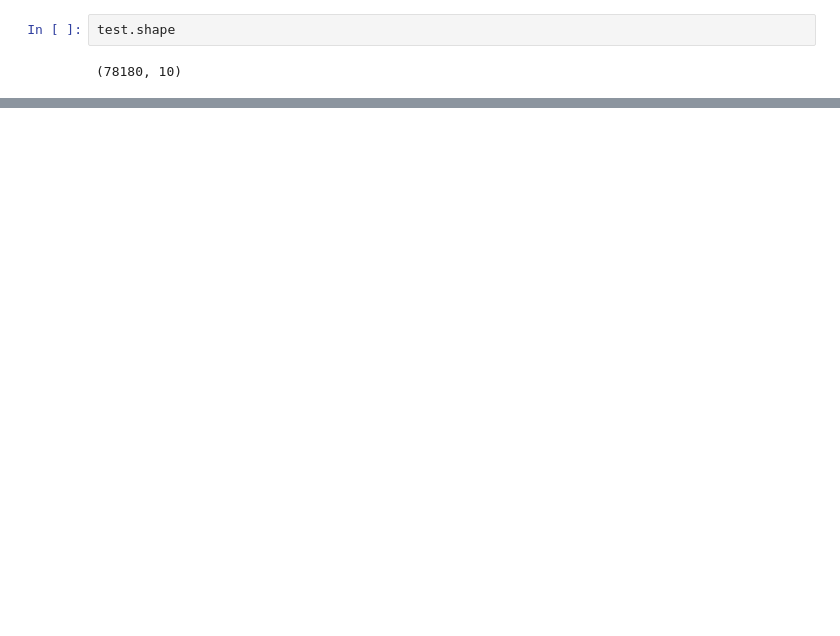
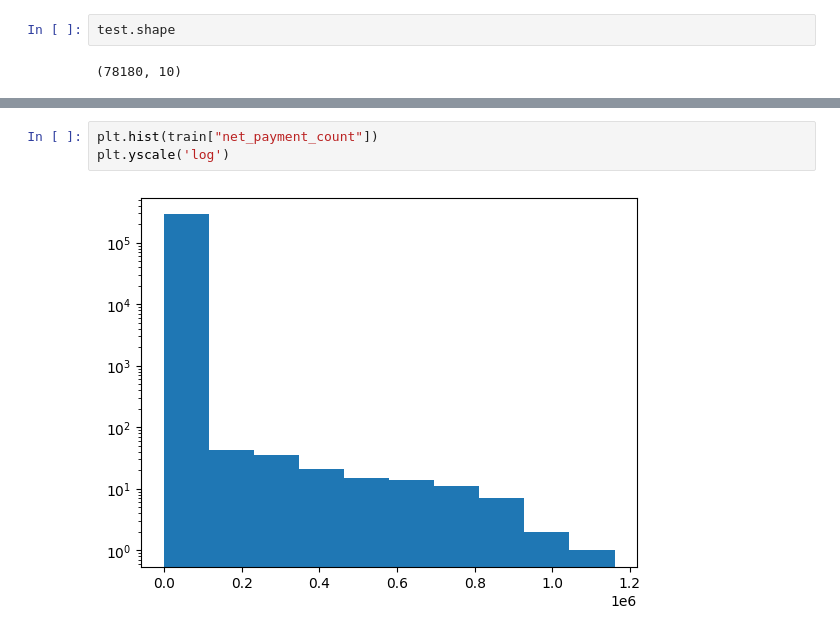
Before and after one commit to kntvrl/iyzico_project_tree_approach, a Jupyter notebook: iyzico_project.ipynb, the cells around one changed output, grey strips where cells are left out. Drawn from its saved outputs; the diff is of its cells as text; blank space fills up the shorter version.

```diff
--- a/iyzico_project.ipynb
+++ b/iyzico_project.ipynb
@@ -70,0 +149,5 @@ test.shape
+# %%
+plt.hist(train["net_payment_count"])
+plt.yscale('log')
+# %% [output]
+[figure, added]
```
Also changed, not shown: parts of 26 cells of this notebook.
